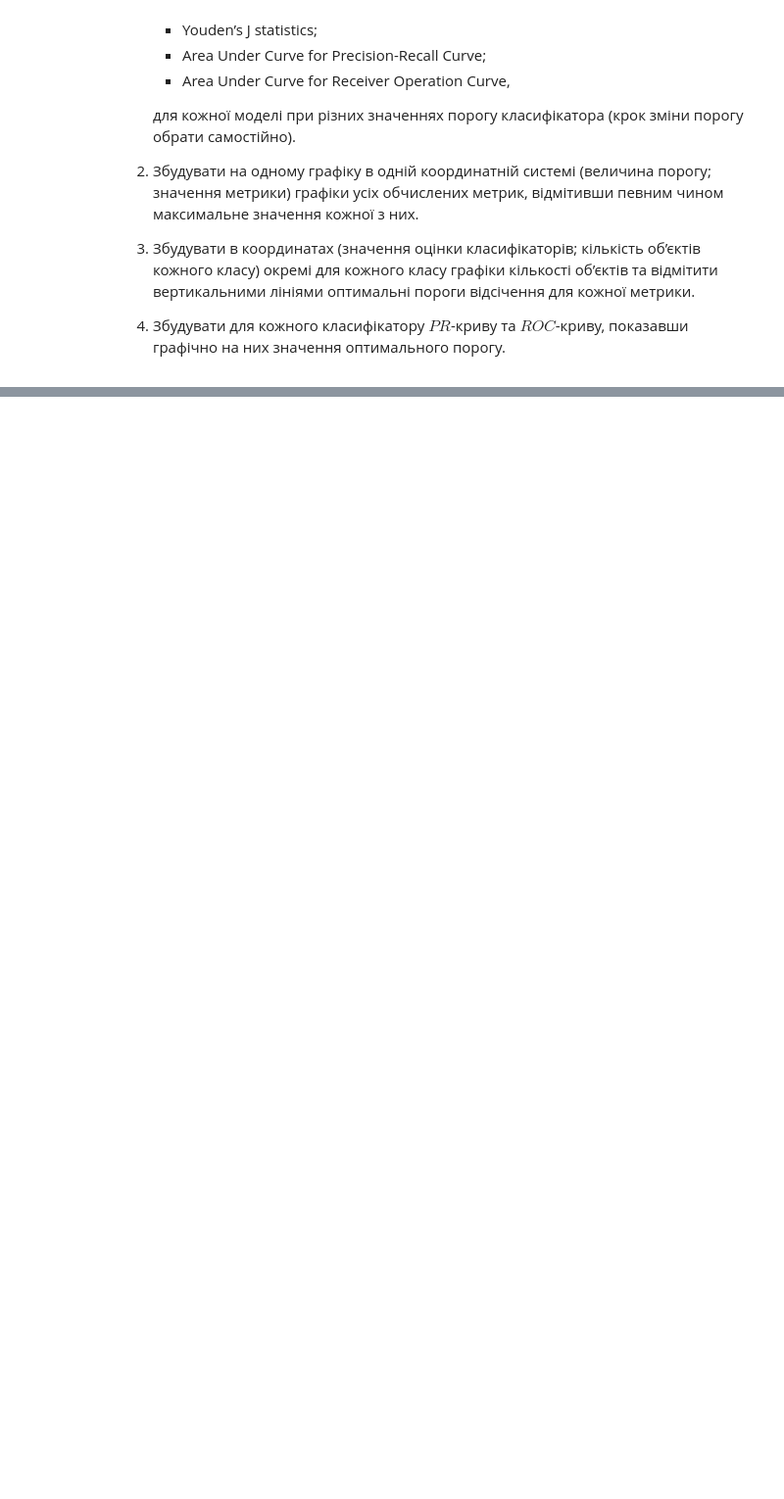
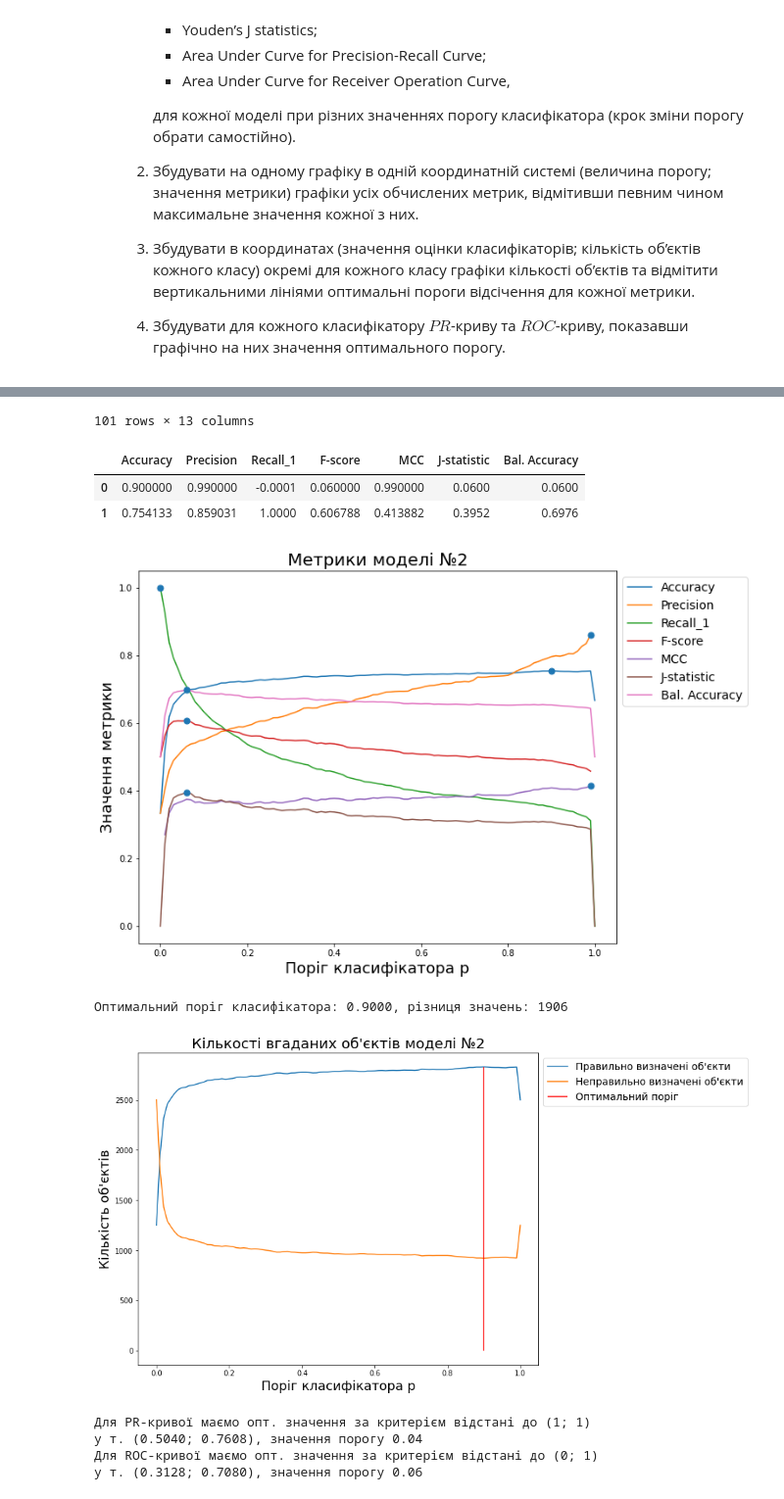
Before and after one commit to Pixel-Tony/ml-lab-2, a Jupyter notebook: main.ipynb, the cells around one changed output, grey strips where cells are left out. Shown at 98% size. Saved outputs shown, nothing was run; the diff lists cells and outputs as text; code cells hidden in the pictures; blank space fills up the shorter version.

```diff
--- a/main.ipynb
+++ b/main.ipynb
@@ -132,0 +357,7 @@ pass
+# %%
+plotter2 = Plotter(df2['GT'], df2['Model_2_1'])
+plotter2.build_metrics(thresholds)
+plotter2.visualize_metrics('Метрики моделі №2', labels)
+plotter2.visualize_optimal_threshold("Кількості вгаданих об'єктів моделі №2")
+plotter2.visualize_prc_roc()
+# %% [output]
@@ -132,0 +376,11 @@ pass
+101 rows × 13 columns
+|  | Accuracy | Precision | Recall_1 | F-score | MCC | J-statistic | Bal. Accuracy |
+| 0 | 0.900000 | 0.990000 | -0.0001 | 0.060000 | 0.990000 | 0.0600 | 0.0600 |
+| 1 | 0.754133 | 0.859031 | 1.0000 | 0.606788 | 0.413882 | 0.3952 | 0.6976 |
+[figure, added]
+Оптимальний поріг класифікатора: 0.9000, різниця значень: 1906
+[figure, added]
+Для PR-кривої маємо опт. значення за критерієм відстані до (1; 1)
+у т. (0.5040; 0.7608), значення порогу 0.04
+Для ROC-кривої маємо опт. значення за критерієм відстані до (0; 1)
+у т. (0.3128; 0.7080), значення порогу 0.06
```
Also changed, not shown: parts of 13 cells of this notebook.
